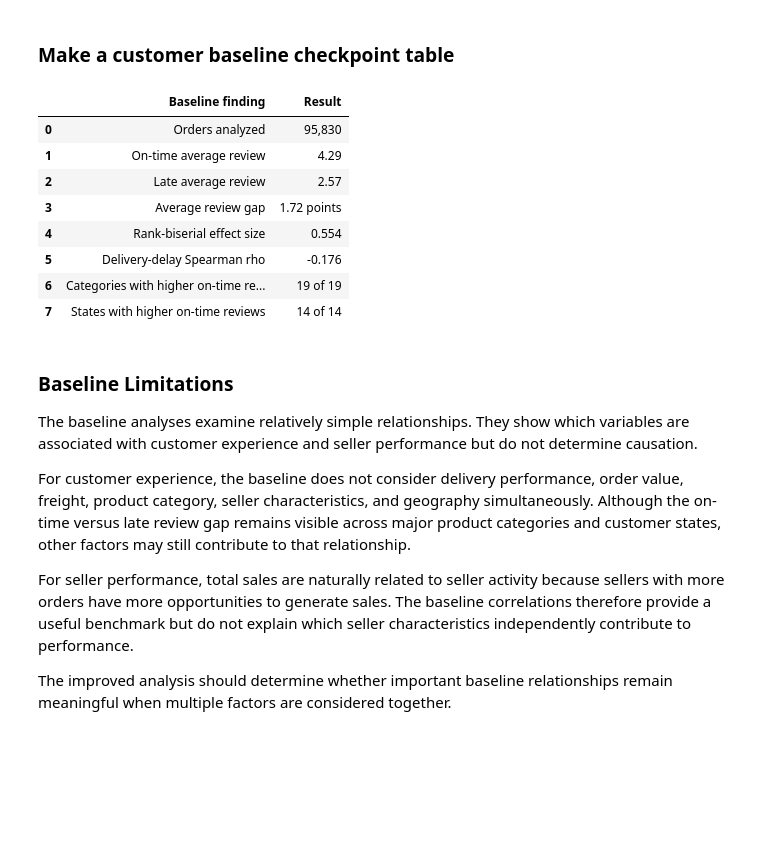
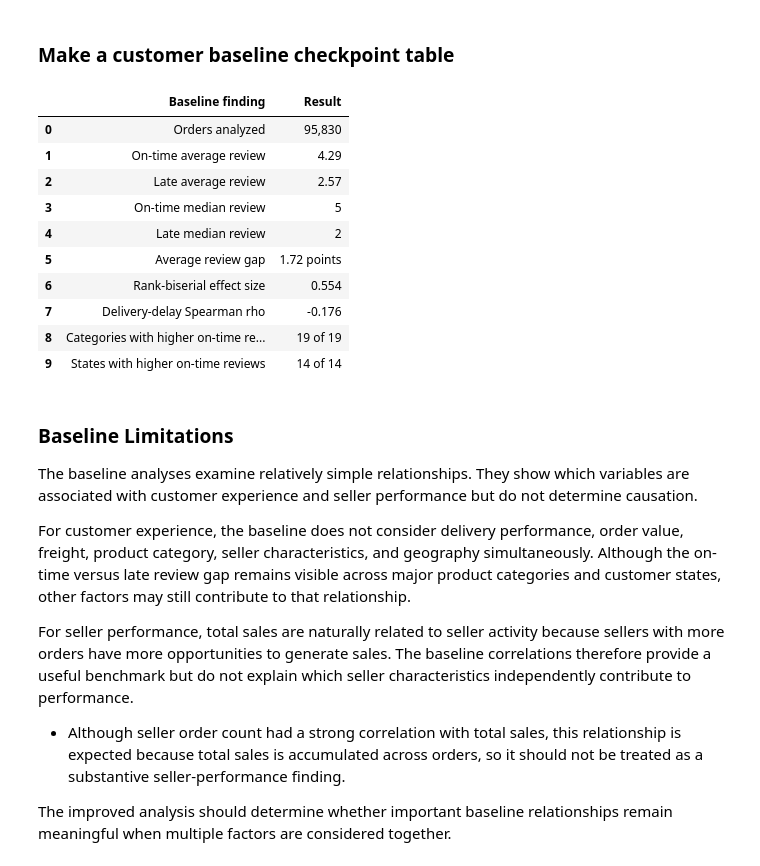
Before and after one commit to kaylatucker/CS690_Capstone, a Jupyter notebook: 03_notebooks/09_methods_and_baseline.ipynb, the cells around one changed output. Cells and saved outputs as stored; diff of their text form; code cells hidden in the pictures; blank space fills up the shorter version.

```diff
--- a/03_notebooks/09_methods_and_baseline.ipynb
+++ b/03_notebooks/09_methods_and_baseline.ipynb
@@ -576,38 +580,44 @@ display(seller_sensitivity)
 # %%
 customer_checkpoint = pd.DataFrame({
     "Baseline finding": [
         "Orders analyzed",
         "On-time average review",
         "Late average review",
+        "On-time median review",
+        "Late median review",
         "Average review gap",
         "Rank-biserial effect size",
         "Delivery-delay Spearman rho",
         "Categories with higher on-time reviews",
         "States with higher on-time reviews"
     ],
     "Result": [
         "95,830",
         "4.29",
         "2.57",
+        "5",
+        "2",
         "1.72 points",
         "0.554",
         "-0.176",
         "19 of 19",
         "14 of 14"
     ]
 })
 
 display(customer_checkpoint)
 # %% [output]
 |  | Baseline finding | Result |
 | 0 | Orders analyzed | 95,830 |
 | 1 | On-time average review | 4.29 |
 | 2 | Late average review | 2.57 |
-| 3 | Average review gap | 1.72 points |
-| 4 | Rank-biserial effect size | 0.554 |
-| 5 | Delivery-delay Spearman rho | -0.176 |
-| 6 | Categories with higher on-time re... | 19 of 19 |
-| 7 | States with higher on-time reviews | 14 of 14 |
+| 3 | On-time median review | 5 |
+| 4 | Late median review | 2 |
+| 5 | Average review gap | 1.72 points |
+| 6 | Rank-biserial effect size | 0.554 |
+| 7 | Delivery-delay Spearman rho | -0.176 |
+| 8 | Categories with higher on-time re... | 19 of 19 |
+| 9 | States with higher on-time reviews | 14 of 14 |
 # %% [markdown]
 ### Baseline Limitations
 
@@ -616,6 +626,7 @@ The baseline analyses examine relatively simple relationships. They show which v
 For customer experience, the baseline does not consider delivery performance, order value, freight, product category, seller characteristics, and geography simultaneously. Although the on-time versus late review gap remains visible across major product categories and customer states, other factors may still contribute to that relationship.
 
 For seller performance, total sales are naturally related to seller activity because sellers with more orders have more opportunities to generate sales. The baseline correlations therefore provide a useful benchmark but do not explain which seller characteristics independently contribute to performance.
+- Although seller order count had a strong correlation with total sales, this relationship is expected because total sales is accumulated across orders, so it should not be treated as a substantive seller-performance finding.
 
 The improved analysis should determine whether important baseline relationships remain meaningful when multiple factors are considered together.
 # %% [markdown]
```
Also changed, not shown: parts of 4 cells of this notebook.
